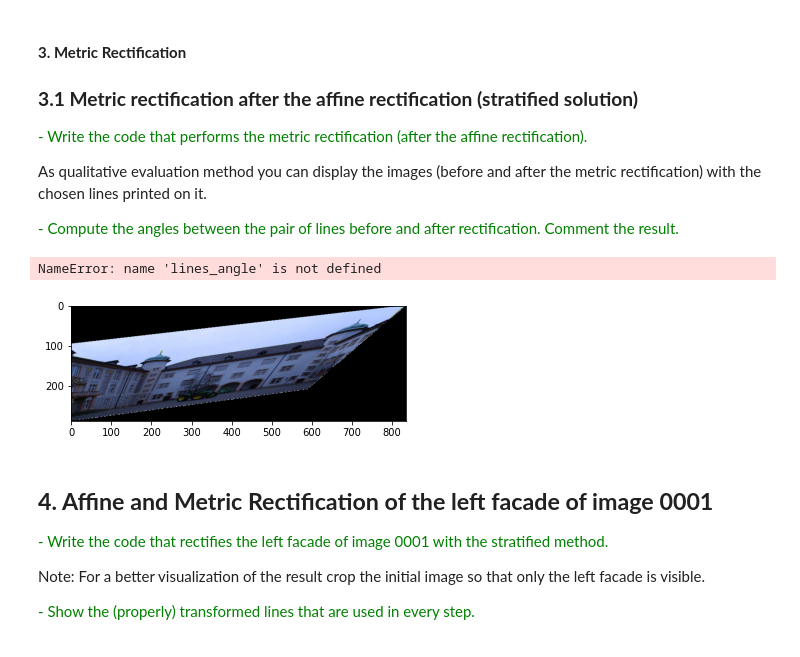
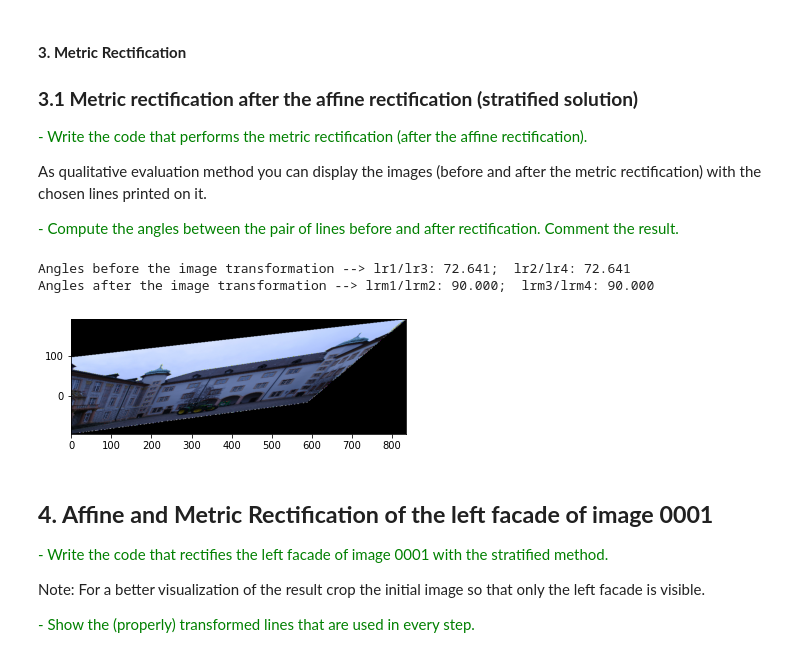
Before and after one commit to brugues/MCV-M4, a Jupyter notebook: lab1/lab1.ipynb, the cells around one changed output. Cells and saved outputs as stored; diff of their text form; code cells hidden in the pictures.

```diff
--- a/lab1/lab1.ipynb
+++ b/lab1/lab1.ipynb
@@ -103,7 +103,7 @@ def apply_H(I, H):
     for i in range(n_channels):
         out[:, :, i] = map_coordinates(I[:,:,i],[y_coords, x_coords], mode='constant')
 
-    return np.transpose(out, (1,0,2))
+    return np.transpose(out, (1,0,2)), [x_min, x_max, y_min, y_max]
 # %% [markdown]
 ### **1.1 Similarities**
 
@@ -318,9 +318,9 @@ def get_Hap(l_inf):
 l_inf = get_line_inf([l1,l2,l3,l4])
 Hap = get_Hap(l_inf)
 
-I_aff_rectified = apply_H(np.array(I),Hap)
+I_aff_rectified, axis_affine_rectification = apply_H(np.array(I),Hap)
 
 plot_img(I)
-plot_img(array_to_image(I_aff_rectified))
+plot_img(array_to_image(I_aff_rectified), axis=axis_affine_rectification)
 # %% [output]
 [figure]
@@ -401,41 +401,42 @@ s = SCIPY_LA.null_space(np.array([lr1_m1, lr2_m2]), np.array([0,0]))
 
 S = [[s[0][0], s[1][0]],
      [s[1][0], s[2][0]]]
 
 K = LA.cholesky(S)
 
 Ha_s =  [[K[0][0], K[0][1], 0],
          [K[1][0], K[1][1], 0],
          [0, 0, 1]]
 
 # K_inv = LA.inv(K)
 # Hs_a =  [[K_inv[0][0], K_inv[0][1], 0],
 #          [K_inv[1][0], K_inv[1][1], 0],
 #          [0, 0, 1]]
 
-I_metric_rectified = apply_H(I_aff_rectified, Ha_s)
-plot_img(Image.fromarray(I_metric_rectified.astype(np.uint8)))
+I_metric_rectified, axis_metric_rectification = apply_H(I_aff_rectified, Ha_s)
+plot_img(Image.fromarray(I_metric_rectified.astype(np.uint8)), axis=axis_metric_rectification)
 
 # Angle between (l1,l2) and (l3,l4) before the image transformation
-angle_lr1_lr3 = lines_angle(lr1, lr3)
-angle_lr2_lr4 = lines_angle(lr2, lr4)
+angle_lr1_lr3 = get_angle(lr1, lr3)
+angle_lr2_lr4 = get_angle(lr2, lr4)
 print(f'Angles before the image transformation --> lr1/lr3: {angle_lr1_lr3:.3f};  lr2/lr4: {angle_lr2_lr4:.3f}')
 
 Has_t = np.transpose(Ha_s)
 
 # Compute the transformed lines
 lrm1 = np.matmul(Has_t, lr1)
 lrm2 = np.matmul(Has_t, lr2)
 lrm3 = np.matmul(Has_t, lr3)
 lrm4 = np.matmul(Has_t, lr4)
 
 # Angle between (lr1,lr2) and (lr3,lr4) after the image transformation
-angle_lrm1_lrm2 = lines_angle(lrm1, lrm3)
-angle_lrm3_lrm4 = lines_angle(lrm2, lrm4)
+angle_lrm1_lrm2 = get_angle(lrm1, lrm3)
+angle_lrm3_lrm4 = get_angle(lrm2, lrm4)
 print(f'Angles after the image transformation --> lrm1/lrm2: {angle_lrm1_lrm2:.3f};  lrm3/lrm4: {angle_lrm3_lrm4:.3f}')
 # %% [output]
-NameError: name 'lines_angle' is not defined
+Angles before the image transformation --> lr1/lr3: 72.641;  lr2/lr4: 72.641
+Angles after the image transformation --> lrm1/lrm2: 90.000;  lrm3/lrm4: 90.000
-[figure, old version]
+[figure, new version]
 # %% [markdown]
 ## **4. Affine and Metric Rectification of the left facade of image 0001**
 
```
Also changed, not shown: parts of 9 cells of this notebook, 1 other file.
